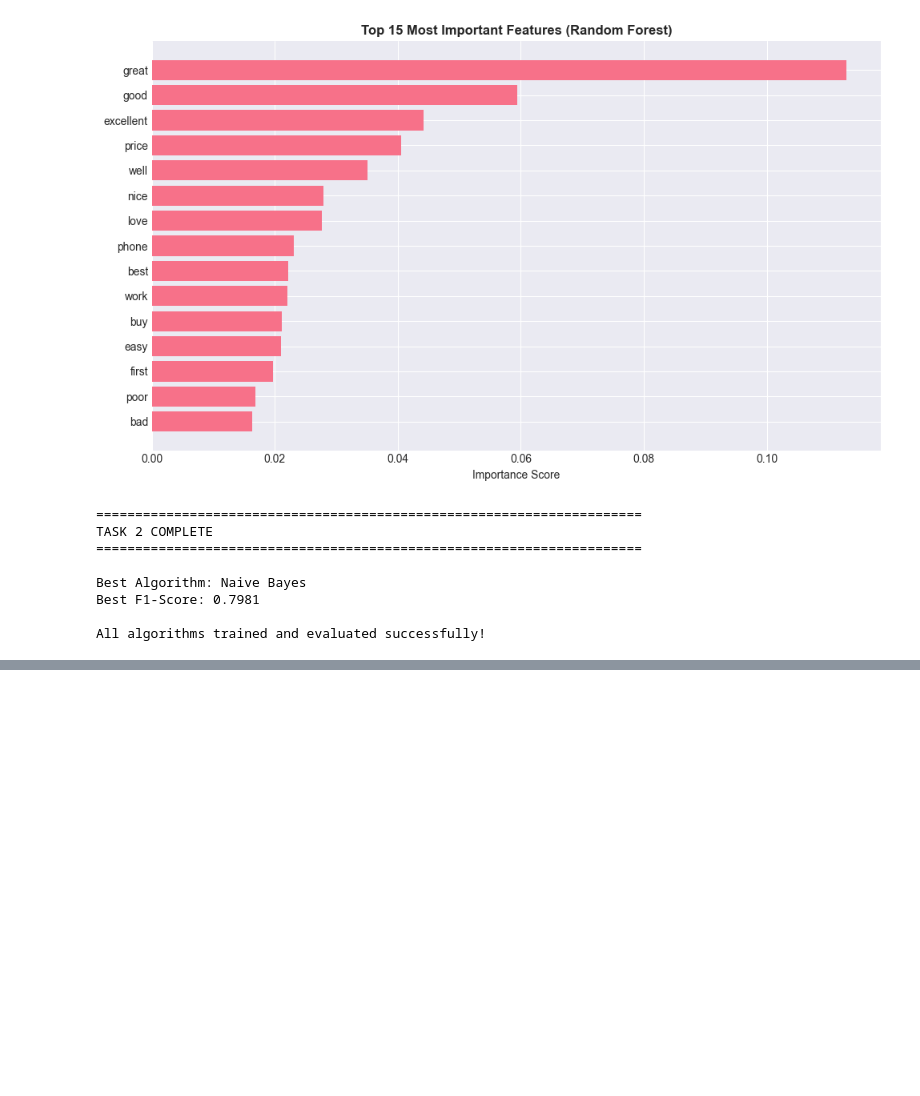
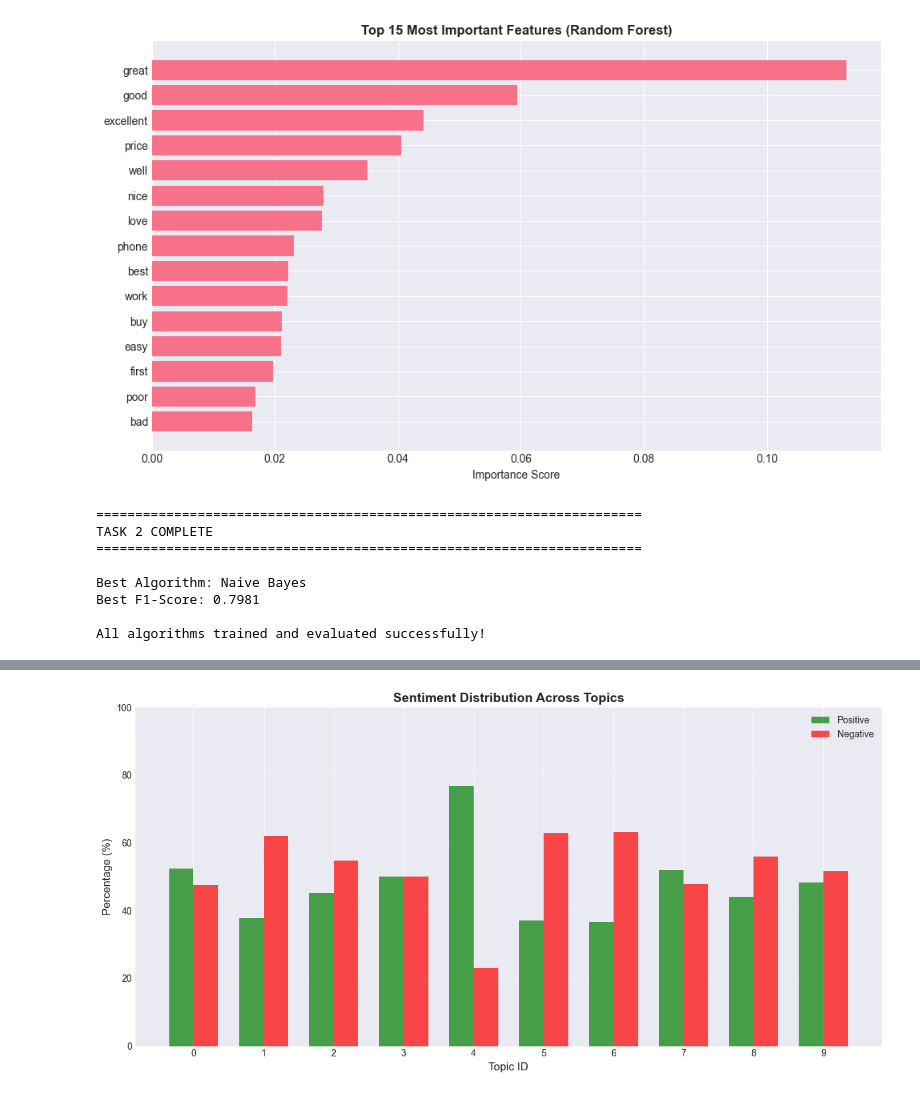
Before and after one commit to amarendar04/UK, a Jupyter notebook: IDTACoursework2_ 2025-26/assignment.ipynb, the cells around one changed output, grey strips where cells are left out. Cells and saved outputs as stored; diff of their text form; code cells hidden in the pictures; blank space fills up the shorter version.

```diff
--- a/IDTACoursework2_ 2025-26/assignment.ipynb
+++ b/IDTACoursework2_ 2025-26/assignment.ipynb
@@ -741,0 +1258,18 @@ All algorithms trained and evaluated successfully!
+# %%
+# Analyze relationship between topics and sentiment
+topic_sentiment = df.groupby('dominant_topic')['label'].agg(['mean', 'count'])
+topic_sentiment['positive_pct'] = topic_sentiment['mean'] * 100
+topic_sentiment['negative_pct'] = (1 - topic_sentiment['mean']) * 100
+
+print("\nTopic-Sentiment Analysis:")
+print("="*70)
+print(f"{'Topic':<8} {'Documents':<12} {'Positive %':<15} {'Negative %':<15}")
+print("-"*70)
+for topic_id in range(n_topics):
+    if topic_id in topic_sentiment.index:
+        count = int(topic_sentiment.loc[topic_id, 'count'])
+        pos_pct = topic_sentiment.loc[topic_id, 'positive_pct']
+        neg_pct = topic_sentiment.loc[topic_id, 'negative_pct']
+        print(f"{topic_id:<8} {count:<12} {pos_pct:<15.1f} {neg_pct:<15.1f}")
+    else:
+        print(f"{topic_id:<8} {0:<12} {0.0:<15.1f} {0.0:<15.1f}")
@@ -741,0 +1291,29 @@ All algorithms trained and evaluated successfully!
+# %%
+# Visualize topic-sentiment relationship
+fig, ax = plt.subplots(figsize=(12, 6))
+
+topics_list = list(range(n_topics))
+positive_pcts = [topic_sentiment.loc[t, 'positive_pct'] if t in topic_sentiment.index else 0
+                 for t in topics_list]
+negative_pcts = [topic_sentiment.loc[t, 'negative_pct'] if t in topic_sentiment.index else 0
+                 for t in topics_list]
+
+x = np.arange(len(topics_list))
+width = 0.35
+
+ax.bar(x - width/2, positive_pcts, width, label='Positive', color='green', alpha=0.7)
+ax.bar(x + width/2, negative_pcts, width, label='Negative', color='red', alpha=0.7)
+
+ax.set_xlabel('Topic ID', fontsize=12)
+ax.set_ylabel('Percentage (%)', fontsize=12)
+ax.set_title('Sentiment Distribution Across Topics', fontsize=14, fontweight='bold')
+ax.set_xticks(x)
+ax.set_xticklabels(topics_list)
+ax.legend()
+ax.grid(axis='y', alpha=0.3)
+ax.set_ylim(0, 100)
+
+plt.tight_layout()
+plt.show()
+# %% [output]
+[figure, added]
```
Also changed, not shown: parts of 50 cells of this notebook.
